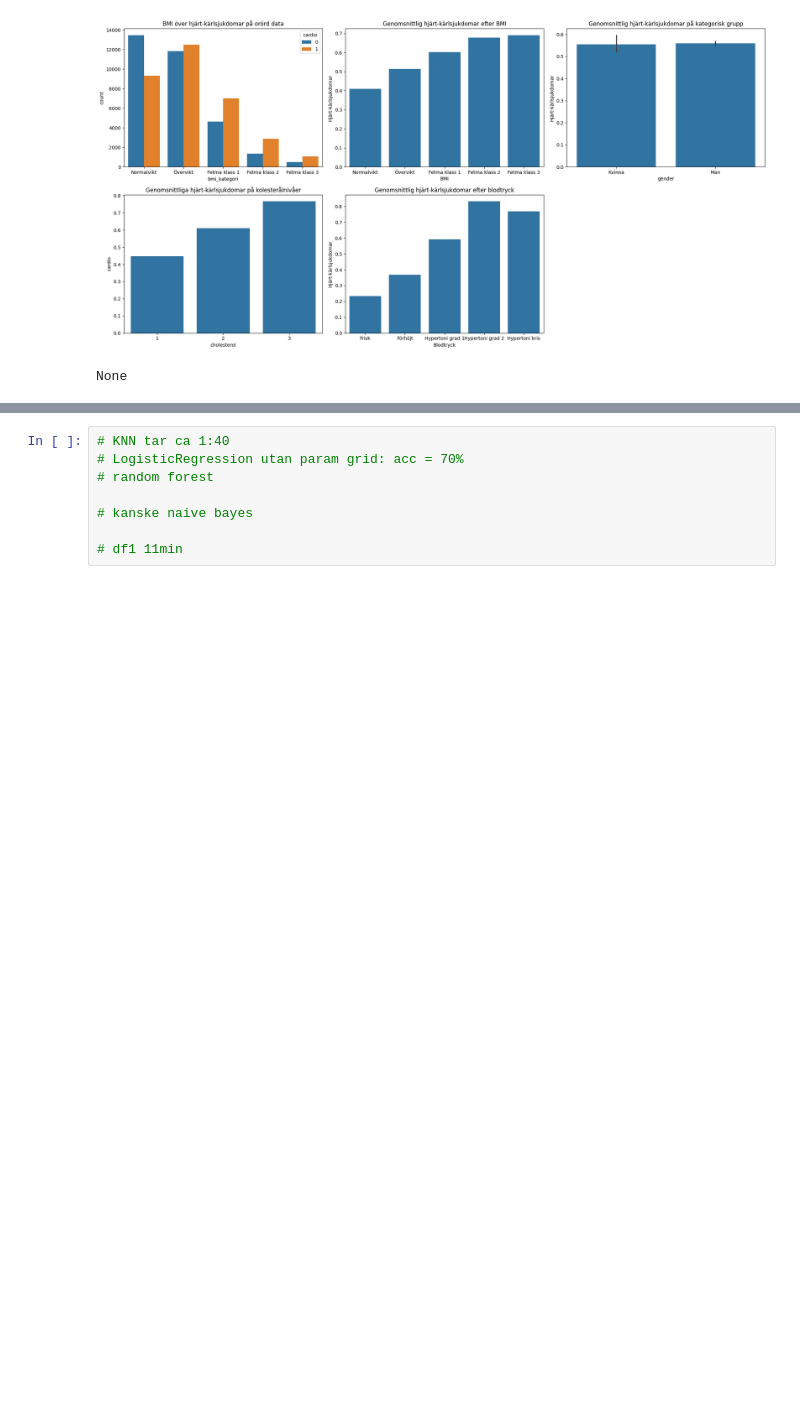
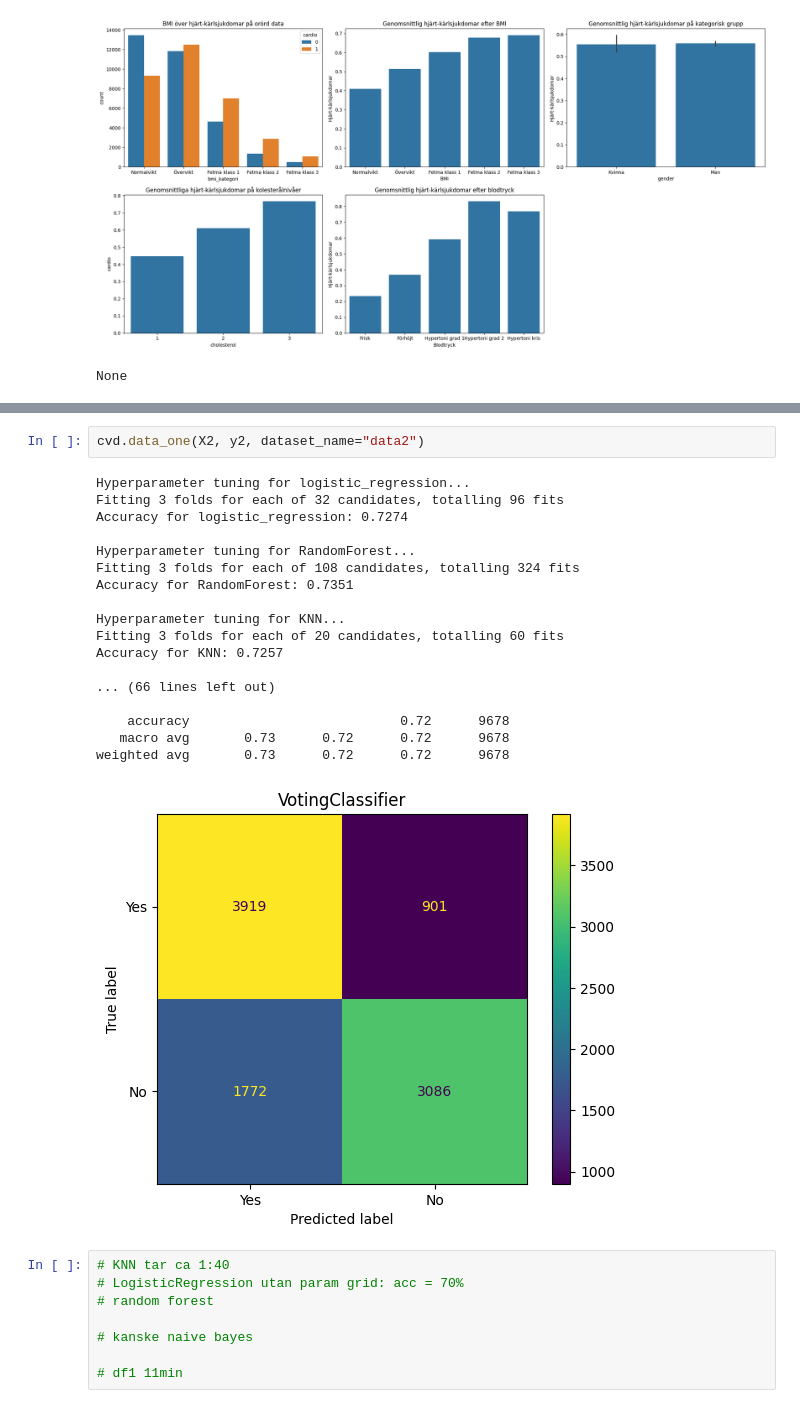
Before and after one commit to MrEcE0046/Machine-Learning, a Jupyter notebook: Lab/Lab_Demo.ipynb, the cells around one changed output, grey strips where cells are left out. Saved outputs shown, nothing was run; the diff lists cells and outputs as text; blank space fills up the shorter version.

```diff
--- a/Lab/Lab_Demo.ipynb
+++ b/Lab/Lab_Demo.ipynb
@@ -371,3 +286,24 @@ weighted avg       0.70      0.70      0.70      9678
+# %%
+cvd.data_one(X2, y2, dataset_name="data2")
+# %% [output]
+Hyperparameter tuning for logistic_regression...
+Fitting 3 folds for each of 32 candidates, totalling 96 fits
+Accuracy for logistic_regression: 0.7274
+
+Hyperparameter tuning for RandomForest...
+Fitting 3 folds for each of 108 candidates, totalling 324 fits
+Accuracy for RandomForest: 0.7351
+
+Hyperparameter tuning for KNN...
+Fitting 3 folds for each of 20 candidates, totalling 60 fits
+Accuracy for KNN: 0.7257
+
+... (66 lines left out)
+
+    accuracy                           0.72      9678
+   macro avg       0.73      0.72      0.72      9678
+weighted avg       0.73      0.72      0.72      9678
+[figure, added]
 # %%
 # KNN tar ca 1:40
 # LogisticRegression utan param grid: acc = 70%
```
Also changed, not shown: parts of 16 cells of this notebook, 1 other file.
